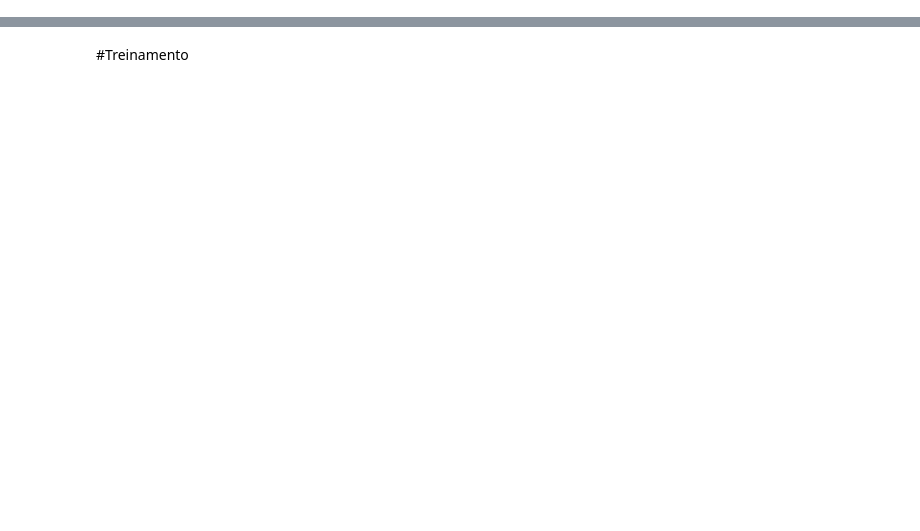
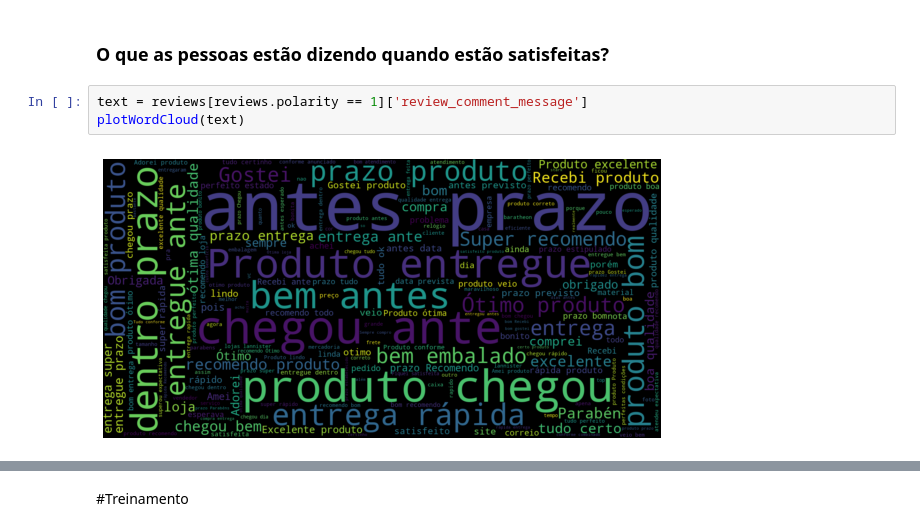
Before and after one commit to mmota287/sentiment-analysis-ecommerce, a Jupyter notebook: Reviews_de_Ecommerce.ipynb, the cells around one changed output, grey strips where cells are left out. Saved outputs shown, nothing was run; the diff lists cells and outputs as text; blank space fills up the shorter version.

```diff
--- a/Reviews_de_Ecommerce.ipynb
+++ b/Reviews_de_Ecommerce.ipynb
@@ -8,0 +132,7 @@
+# %% [markdown]
+### O que as pessoas estão dizendo quando estão satisfeitas?
+# %%
+text = reviews[reviews.polarity == 1]['review_comment_message']
+plotWordCloud(text)
+# %% [output]
+[figure, added]
```
Also changed, not shown: parts of 52 cells of this notebook.
